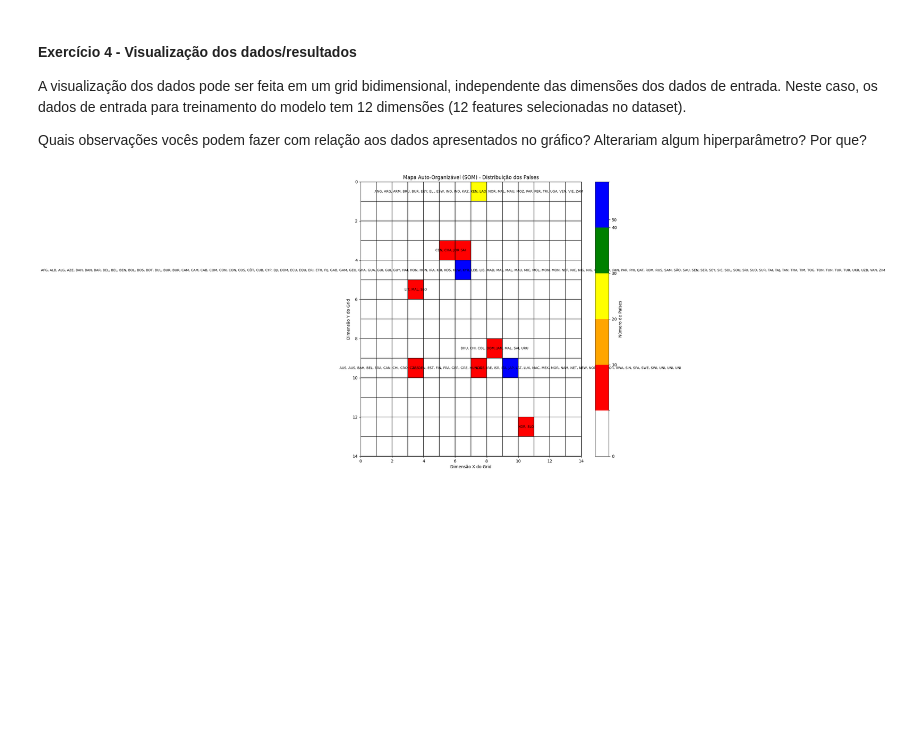
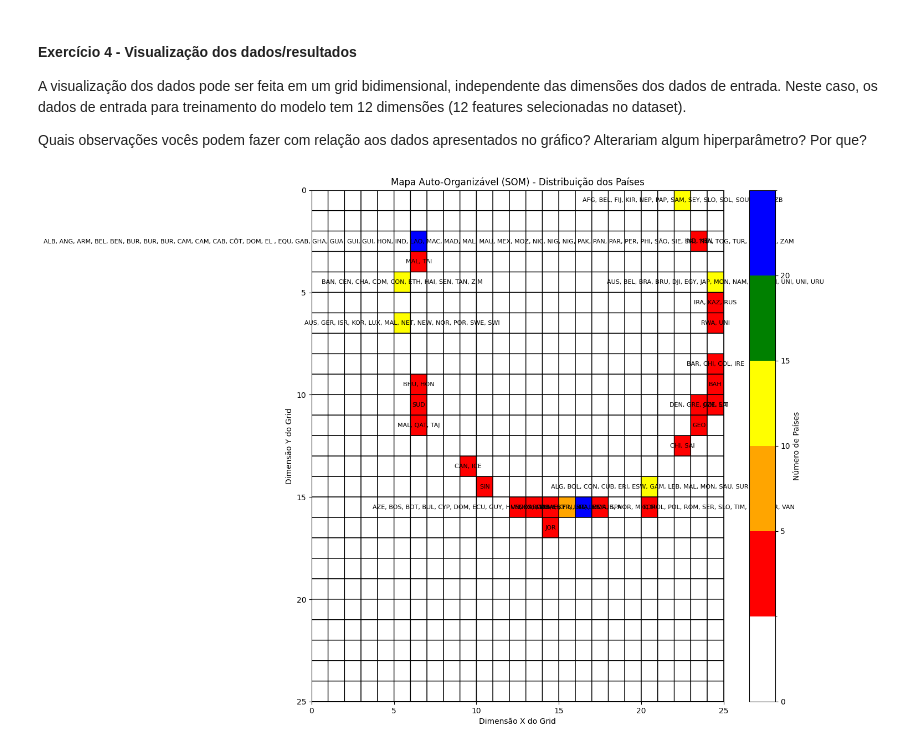
Before and after one commit to wallacecgalvao/ML2---Trabalho-2---Self-Organizing-Maps, a Jupyter notebook: exercícios_som.ipynb, the cells around one changed output. Drawn from its saved outputs; the diff is of its cells as text; code cells hidden in the pictures; blank space fills up the shorter version.

```diff
--- a/exercícios_som.ipynb
+++ b/exercícios_som.ipynb
@@ -153,3 +139,11 @@ sofm = MiniSom(
+# %%
+# Ajustando hiperparâmetros
+grid_width = 25  # Aumentando o tamanho da grade
+grid_height = 25
+learning_rate = 0.001  # Reduzindo a taxa de aprendizado
+
+# Instanciando o SOM com um sigma maior no início
+sofm = MiniSom(x=grid_width, y=grid_height, input_len=len(features), sigma=3.0, learning_rate=learning_rate)
 # %% [markdown]
 #### Exercício 2
 
@@ -158,7 +152,7 @@ O objetivo deste exercício é verificar como o número de iterações influênc
 Faça outros experimentos com o número de neurônios diferente. Lembre-se que quanto maior o número de neurônios, maior a capacidade de representação.
 # %%
 # Número de iterações sugerido
-num_iterations = 1000  # Começando com 1000 iterações, ajuste conforme necessário
+num_iterations = 20000  # Começando com 1000 iterações, ajuste conforme necessário
 
 # Executando o treinamento do SOM
 sofm.train_random(data_train, num_iterations)
@@ -194,15 +188,20 @@ Podemos analisar também quão bem um determinado neurônio foi representado, co
 
 Faça o predict para um subconjunto de países e verifique os neurônios aos quais ele foi mapeado.
 # %%
+import numpy as np
+
 # Definindo um subconjunto de países para análise
 countries = ['United States', 'Brazil', 'China', 'Germany', 'India']
 
 # Selecionando as features (padrão de entrada dos países escolhidos acima)
 list_country = []
 for item in countries:
+    # Aplicar a mesma normalização usada no outro código
     country_data = data[features][data['Country Name'] == item].values
     if len(country_data) > 0:
-        list_country.append(sofm.winner(country_data[0]))
+        # Normalizando os dados da mesma forma
+        normalized_country_data = (country_data[0] - np.min(country_data[0])) / (np.ptp(country_data[0]) + 1e-8)
+        list_country.append(sofm.winner(normalized_country_data))
 
 # Exibindo os neurônios aos quais os países foram mapeados
 for i, val in enumerate(list_country):
@@ -267,20 +271,11 @@ for i, row in data.iterrows():
     country_name = row['Country Name']
 
     # Converta para NumPy array e normalize os dados de entrada
-    country_data = np.array(row[features].values, dtype=float)  # Certifique-se de que o tipo seja float
-    country_data = (country_data - np.min(country_data)) / (np.ptp(country_data) + 1e-8)  # Normalização robusta
-
-    # Garantir que não há valores não numéricos
-    if not np.all(np.isfinite(country_data)):
-        print(f"Valores inválidos detectados para {country_name}")
-        continue
+    country_data = np.array(row[features].values, dtype=float)
+    country_data = (country_data - np.min(country_data)) / (np.ptp(country_data) + 1e-8)
 
     # Encontrar o neurônio vencedor para o país
-    try:
-        neuron = sofm.winner(country_data)
-    except Exception as e:
-        print(f"Erro ao encontrar o neurônio para {country_name}: {e}")
-        continue
+    neuron = sofm.winner(country_data)
 
     # Adicionando o país ao neurônio correspondente no dicionário
     if neuron in neuron_to_countries:
@@ -322,34 +326,34 @@ for neuron, countries in neuron_to_countries.items():
     grid_counts[x, y] = len(countries)
 
 # Garantir que não há valores NaN ou Inf no grid
 grid_counts = np.nan_to_num(grid_counts, nan=0.0, posinf=0.0, neginf=0.0)
 
 # Definindo as cores personalizadas para cada intervalo
 cmap = ListedColormap(['white', 'red', 'orange', 'yellow', 'green', 'blue'])
 
-# Definindo os limites dos intervalos (ajustar para evitar Inf)
-bounds = [0, 1, 10, 20, 30, 40, grid_counts.max() + 1]
+# Definindo os limites dos intervalos de acordo com os requisitos
+bounds = [0, 1, 5, 10, 15, 20, grid_counts.max() + 1]
 norm = BoundaryNorm(bounds, cmap.N)
 
 # Criando a figura e o plot com bordas pretas nos quadrados dos neurônios
 plt.figure(figsize=(12, 12))
 plt.pcolor(grid_counts.T, cmap=cmap, norm=norm, edgecolors='k', linewidths=1)
 
 # Adicionando uma barra de cor para indicar a densidade dos países
-plt.colorbar(label='Número de Países', boundaries=bounds, ticks=[0, 10, 20, 30, 40, 50])
+plt.colorbar(label='Número de Países', boundaries=bounds, ticks=[0, 5, 10, 15, 20])
 
 # Adicionando anotações com códigos simplificados dos países
 for neuron, countries in neuron_to_countries.items():
     x, y = neuron
     annotation = ', '.join([c[:3].upper() for c in countries])  # Usando os três primeiros caracteres do país
     plt.text(x + 0.5, y + 0.5, annotation, ha='center', va='center', fontsize=8, color='black')
 
 # Ajustes de layout
 plt.title('Mapa Auto-Organizável (SOM) - Distribuição dos Países')
 plt.xlabel('Dimensão X do Grid')
 plt.ylabel('Dimensão Y do Grid')
 plt.grid(False)
 plt.gca().invert_yaxis()  # Inverte o eixo Y para alinhar com o padrão de plotagem do SOM
 plt.show()
 # %% [output]
-[figure, old version]
+[figure, new version]
```
Also changed, not shown: parts of 5 cells of this notebook.
